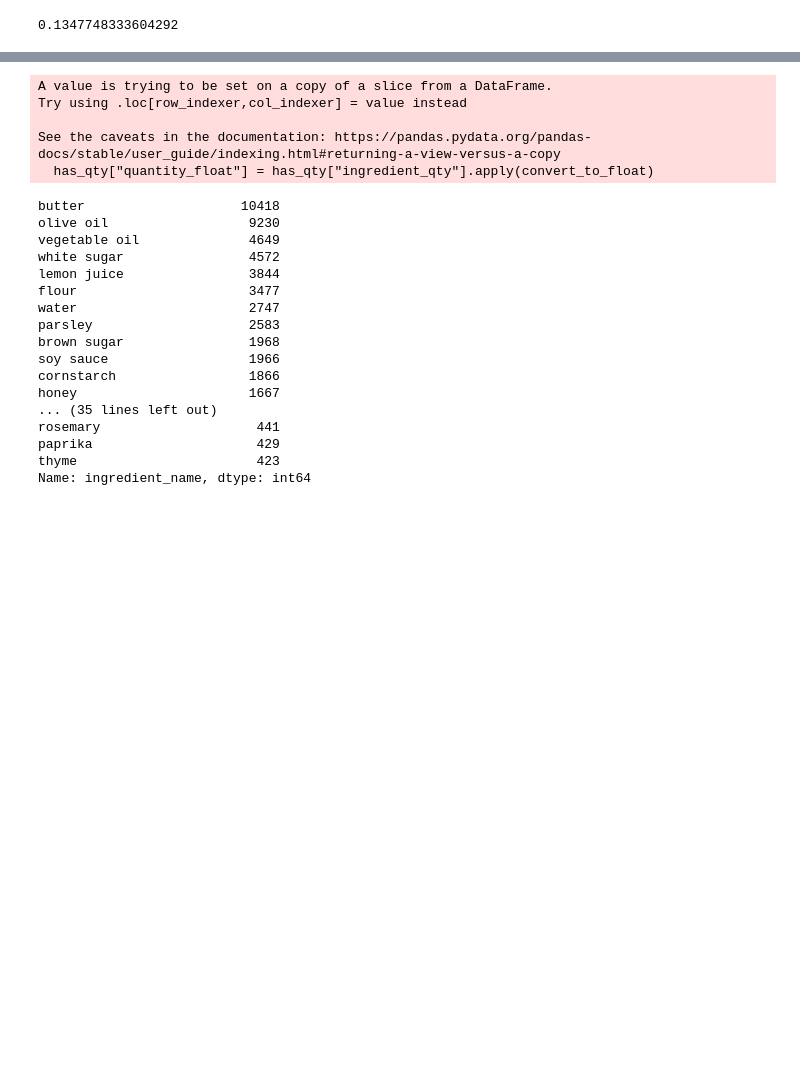
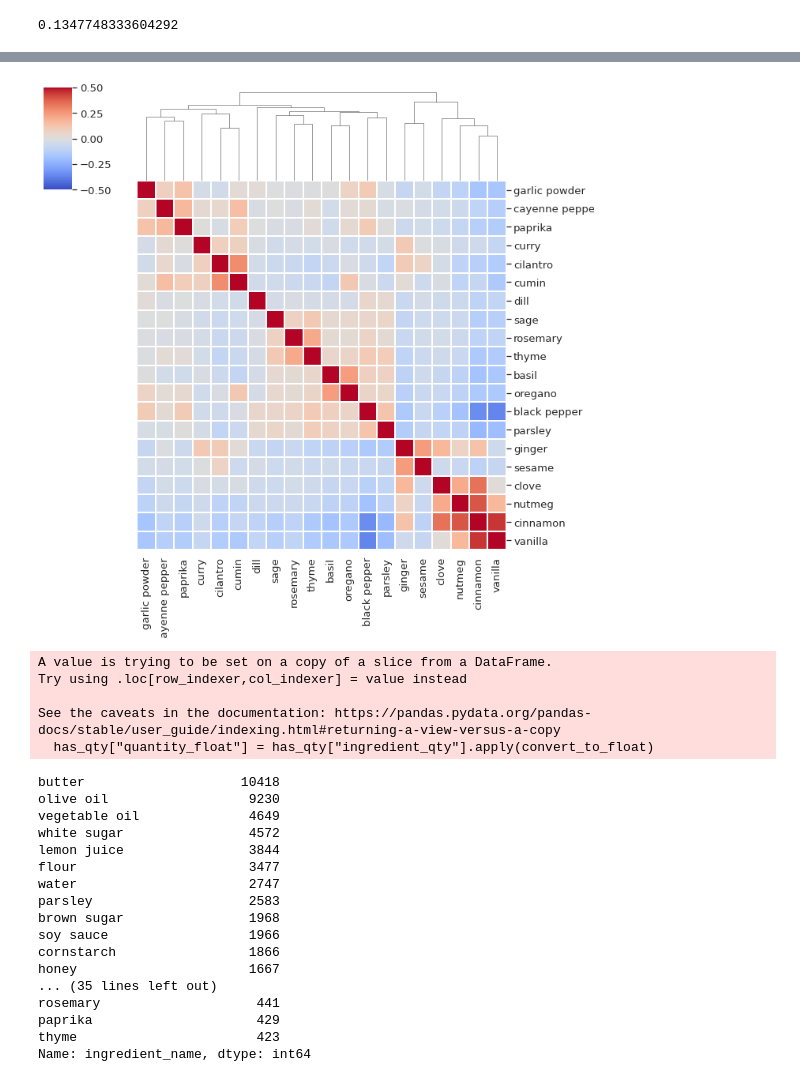
Before and after one commit to wcedmisten/foodFinder, a Jupyter notebook: All Recipes Exploratory Data Analysis.ipynb, the cells around one changed output, grey strips where cells are left out. Drawn from its saved outputs; the diff is of its cells as text; code cells hidden in the pictures; blank space fills up the shorter version.

```diff
--- a/All Recipes Exploratory Data Analysis.ipynb
+++ b/All Recipes Exploratory Data Analysis.ipynb
@@ -276,3 +251,12 @@ with sns.axes_style("white"):
+# %%
+# plot spices correlation matrix
+with sns.axes_style("white"):
+    # plt.title("Correlation between spices shared in recipes", fontsize=15)
+    # sns.set(font_scale=1.2)
+    ax2 = sns.clustermap(corr, cmap="coolwarm", linewidths=2, vmin=-.5, vmax=.5, annot=False)
+    ax2.ax_row_dendrogram.set_visible(False)
+# %% [output]
+[figure, added]
 # %%
 # normalize ingredient quantity
 
```
Also changed, not shown: parts of 4 cells of this notebook.
